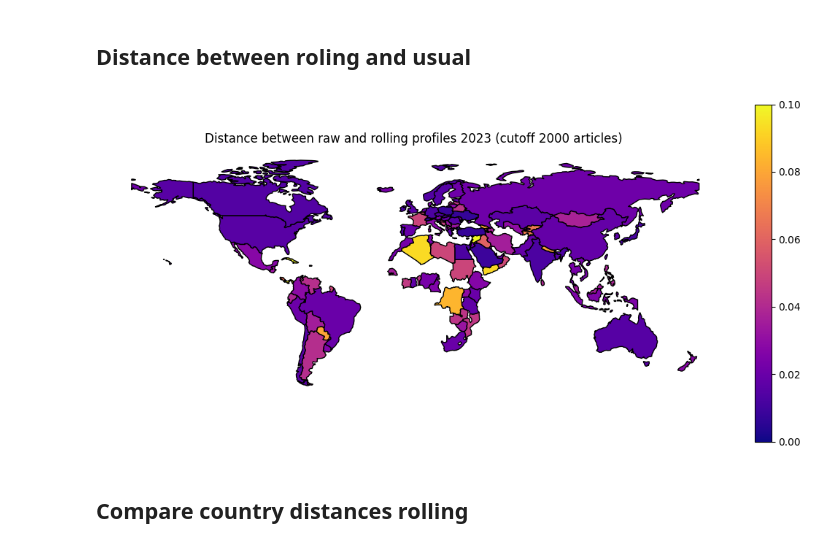
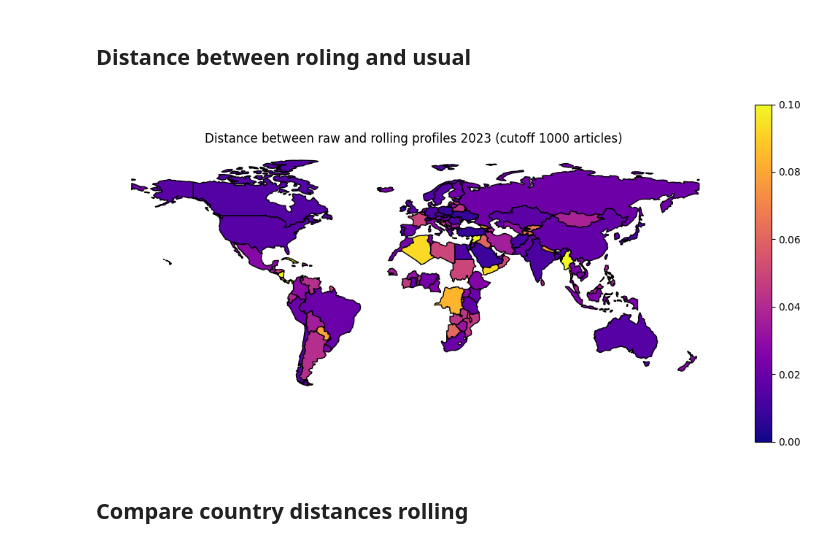
Before and after one commit to irivorobey/geoTopics, a Jupyter notebook: irina/distance_rolling_5_years.ipynb, the cells around one changed output. Cells and saved outputs as stored; diff of their text form; code cells hidden in the pictures.

Commit message:
Some more plots to the god of plots

```diff
--- a/irina/distance_rolling_5_years.ipynb
+++ b/irina/distance_rolling_5_years.ipynb
@@ -62,7 +62,11 @@ df_cutoff = (
         cutoff_5000 = lambda df: (df.total >= 5000).astype(int),
         cutoff_roll_5000 = lambda df: (df.total_roll >= 5000).astype(int),
         cutoff_2000 = lambda df: (df.total >= 2000).astype(int),
-        cutoff_roll_2000 = lambda df: (df.total_roll >= 2000).astype(int)
+        cutoff_roll_2000 = lambda df: (df.total_roll >= 2000).astype(int),
+        cutoff_1000 = lambda df: (df.total >= 1000).astype(int),
+        cutoff_roll_1000 = lambda df: (df.total_roll >= 1000).astype(int),
+        cutoff_500 = lambda df: (df.total >= 500).astype(int),
+        cutoff_roll_500 = lambda df: (df.total_roll >= 500).astype(int)
     )
 )
 # %%
@@ -162,17 +166,17 @@ px.bar(df_profile_country, x=df_profile_country.index, y=["Pure", "Rolling"], ba
        title=f"Pure vs Rolling 5 years profiles: {uf.id2name_country[country]}, {year}")
 # %%
 year = 2023
-cutoff = 2000
+cutoff = 1000
 
 df_plot = (
     df_dist_roll_non_roll.xs(year, level=1)
     .merge(df_cutoff.xs(year, level=1), left_index=True, right_index=True)
     .merge(uf.df_country[["alpha-2", "alpha-3"]], left_index=True, right_on="alpha-2")
     .query("cutoff_roll_"+str(cutoff)+" == 1")
 )
 _ = uf.plot_map_continuous(df_plot, "dist", range=(0, 0.1), title=f"Distance between raw and rolling profiles {year} (cutoff {cutoff} articles)")
 # %% [output]
-[figure, old version]
+[figure, new version]
 # %% [markdown]
 ## Compare country distances rolling
 # %%
```
Also changed, not shown: parts of 3 cells of this notebook, 6 other files.
